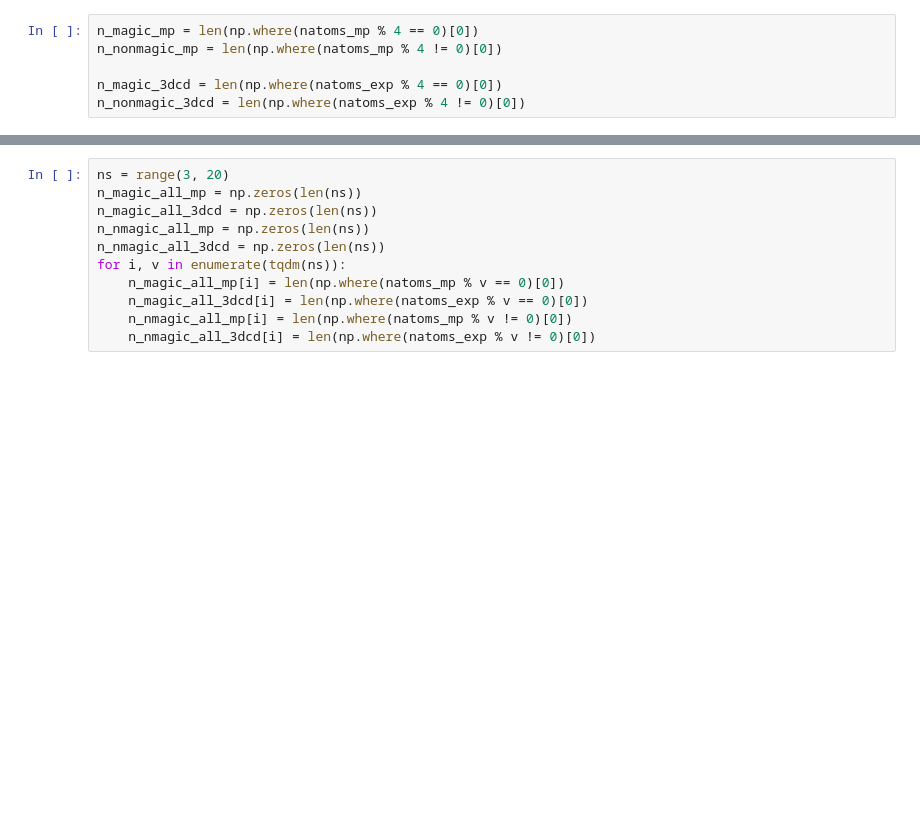
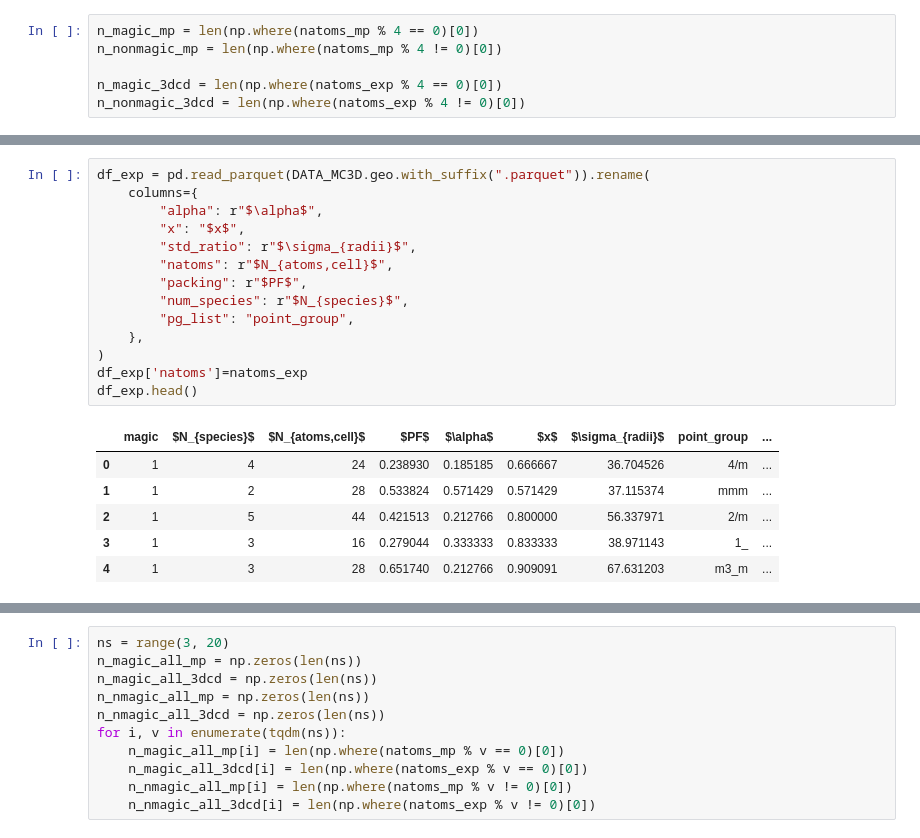
Before and after one commit to epfl-theos/r4-project, a Jupyter notebook: src/0.Rule4_hist.ipynb, the cells around one changed output, grey strips where cells are left out. Drawn from its saved outputs; the diff is of its cells as text; blank space fills up the shorter version.

```diff
--- a/src/0.Rule4_hist.ipynb
+++ b/src/0.Rule4_hist.ipynb
@@ -32,0 +75,21 @@ n_nonmagic_3dcd = len(np.where(natoms_exp % 4 != 0)[0])
+# %%
+df_exp = pd.read_parquet(DATA_MC3D.geo.with_suffix(".parquet")).rename(
+    columns={
+        "alpha": r"$\alpha$",
+        "x": "$x$",
+        "std_ratio": r"$\sigma_{radii}$",
+        "natoms": r"$N_{atoms,cell}$",
+        "packing": r"$PF$",
+        "num_species": r"$N_{species}$",
+        "pg_list": "point_group",
+    },
+)
+df_exp['natoms']=natoms_exp
+df_exp.head()
+# %% [output]
+|  | magic | $N_{species}$ | $N_{atoms,cell}$ | $PF$ | $\alpha$ | $x$ | $\sigma_{radii}$ | point_group | ... |
+| 0 | 1 | 4 | 24 | 0.238930 | 0.185185 | 0.666667 | 36.704526 | 4/m | ... |
+| 1 | 1 | 2 | 28 | 0.533824 | 0.571429 | 0.571429 | 37.115374 | mmm | ... |
+| 2 | 1 | 5 | 44 | 0.421513 | 0.212766 | 0.800000 | 56.337971 | 2/m | ... |
+| 3 | 1 | 3 | 16 | 0.279044 | 0.333333 | 0.833333 | 38.971143 | 1_ | ... |
+| 4 | 1 | 3 | 28 | 0.651740 | 0.212766 | 0.909091 | 67.631203 | m3_m | ... |
```
Also changed, not shown: parts of 18 cells of this notebook, 3 other files.
